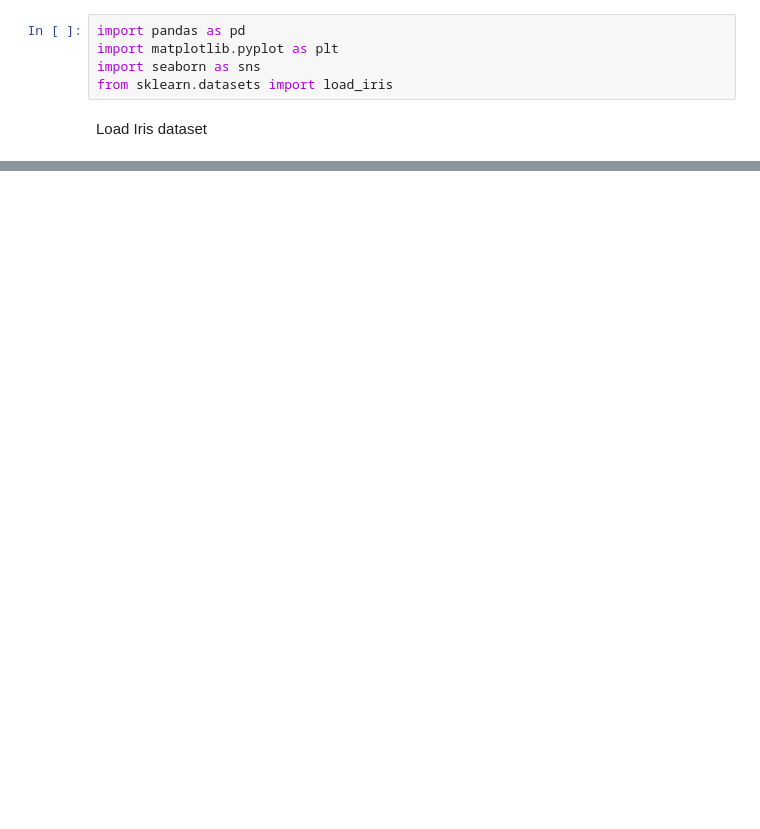
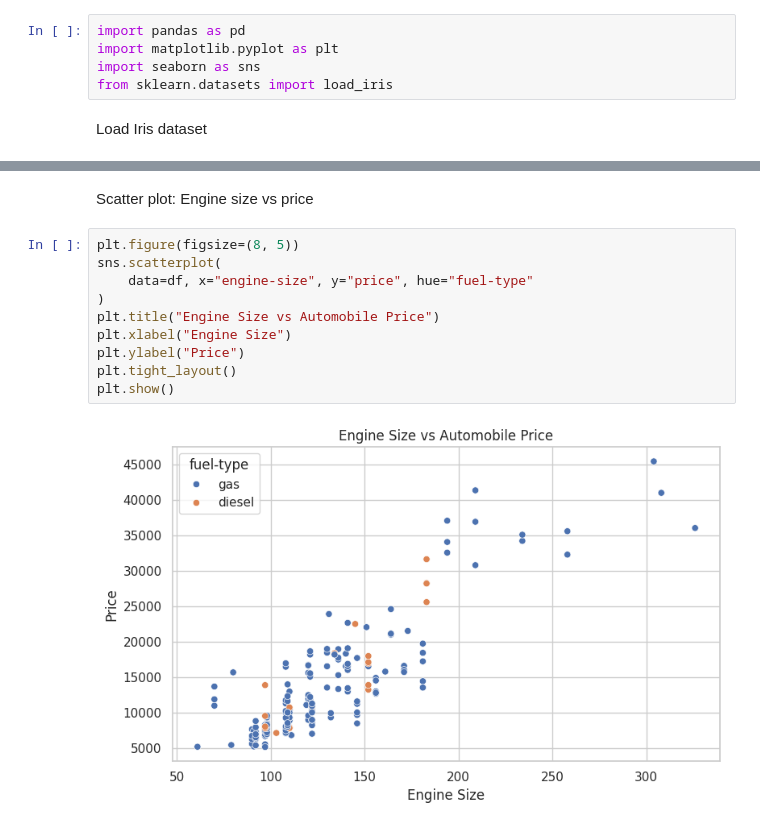
Before and after one commit to DheerajPolaki/Data-Science-Lab, a Jupyter notebook: Exp_10_FDS.ipynb, the cells around one changed output, grey strips where cells are left out. Saved outputs shown, nothing was run; the diff lists cells and outputs as text; blank space fills up the shorter version.

```diff
--- a/Exp_10_FDS.ipynb
+++ b/Exp_10_FDS.ipynb
@@ -174,0 +92,14 @@ plt.show()
+# %% [markdown]
+Scatter plot: Engine size vs price
+# %%
+plt.figure(figsize=(8, 5))
+sns.scatterplot(
+    data=df, x="engine-size", y="price", hue="fuel-type"
+)
+plt.title("Engine Size vs Automobile Price")
+plt.xlabel("Engine Size")
+plt.ylabel("Price")
+plt.tight_layout()
+plt.show()
+# %% [output]
+[figure, added]
```
Also changed, not shown: parts of 36 cells of this notebook.
